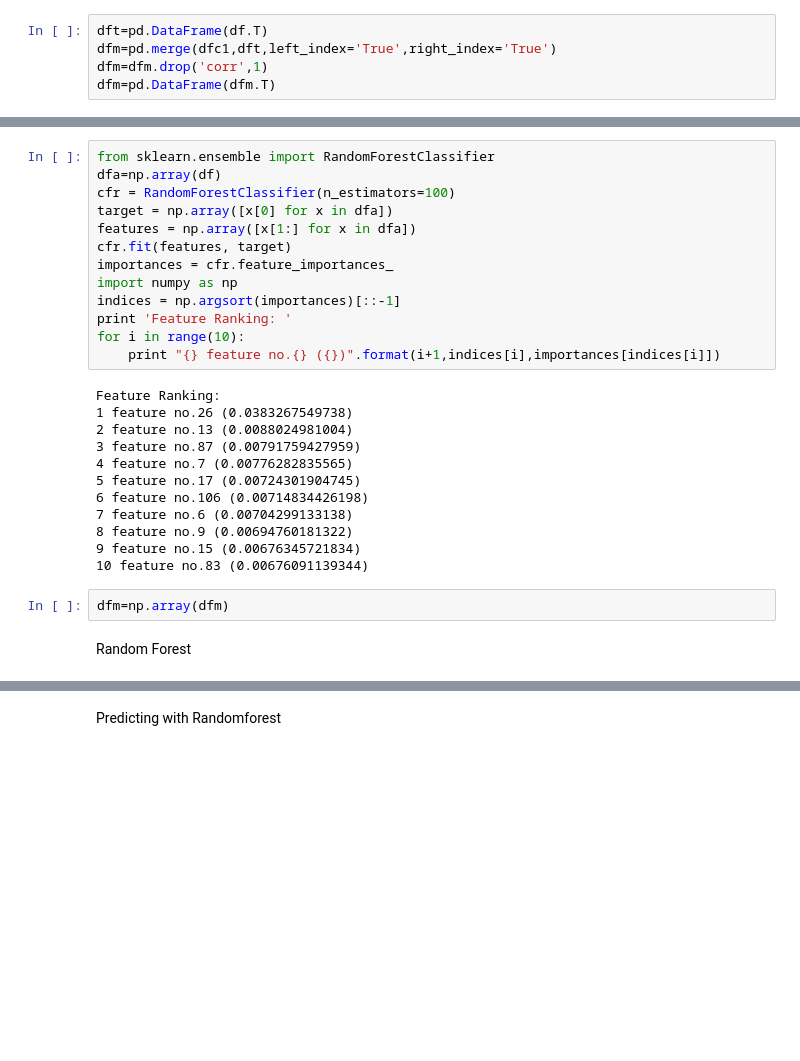
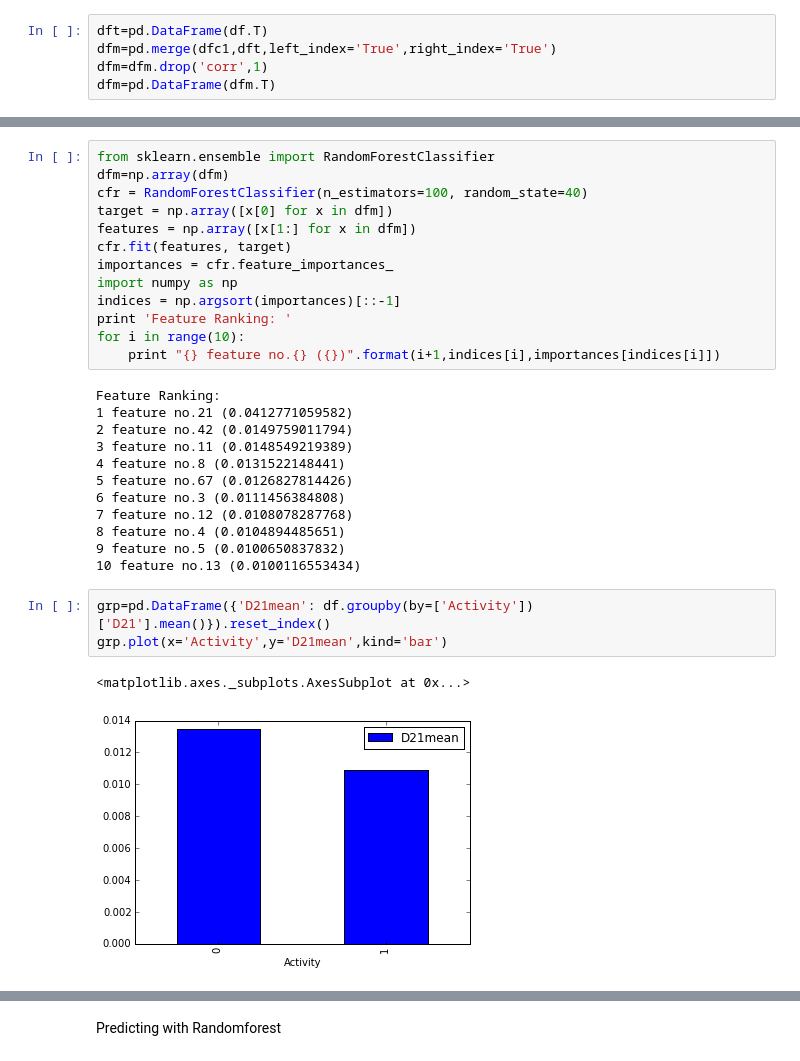
Before and after one commit to sarika8425/capstone, a Jupyter notebook: biores.ipynb, the cells around one changed output, grey strips where cells are left out. Drawn from its saved outputs; the diff is of its cells as text; blank space fills up the shorter version.

```diff
--- a/biores.ipynb
+++ b/biores.ipynb
@@ -43,9 +68,9 @@ list(dfm)
 # %%
 from sklearn.ensemble import RandomForestClassifier
-dfa=np.array(df)
-cfr = RandomForestClassifier(n_estimators=100)
-target = np.array([x[0] for x in dfa])
-features = np.array([x[1:] for x in dfa])
+dfm=np.array(dfm)
+cfr = RandomForestClassifier(n_estimators=100, random_state=40)
+target = np.array([x[0] for x in dfm])
+features = np.array([x[1:] for x in dfm])
 cfr.fit(features, target)
 importances = cfr.feature_importances_
 import numpy as np
@@ -55,17 +80,19 @@ for i in range(10):
     print "{} feature no.{} ({})".format(i+1,indices[i],importances[indices[i]])
 # %% [output]
 Feature Ranking:
-1 feature no.26 (0.0383267549738)
-2 feature no.13 (0.0088024981004)
-3 feature no.87 (0.00791759427959)
-4 feature no.7 (0.00776282835565)
-5 feature no.17 (0.00724301904745)
-6 feature no.106 (0.00714834426198)
-7 feature no.6 (0.00704299133138)
-8 feature no.9 (0.00694760181322)
-9 feature no.15 (0.00676345721834)
-10 feature no.83 (0.00676091139344)
+1 feature no.21 (0.0412771059582)
+2 feature no.42 (0.0149759011794)
+3 feature no.11 (0.0148549219389)
+4 feature no.8 (0.0131522148441)
+5 feature no.67 (0.0126827814426)
+6 feature no.3 (0.0111456384808)
+7 feature no.12 (0.0108078287768)
+8 feature no.4 (0.0104894485651)
+9 feature no.5 (0.0100650837832)
+10 feature no.13 (0.0100116553434)
-# %%
-dfm=np.array(dfm)
-# %% [markdown]
-Random Forest
+# %%
+grp=pd.DataFrame({'D21mean': df.groupby(by=['Activity'])['D21'].mean()}).reset_index()
+grp.plot(x='Activity',y='D21mean',kind='bar')
+# %% [output]
+<matplotlib.axes._subplots.AxesSubplot at 0x...>
+[figure, added]
```
Also changed, not shown: parts of 32 cells of this notebook.
